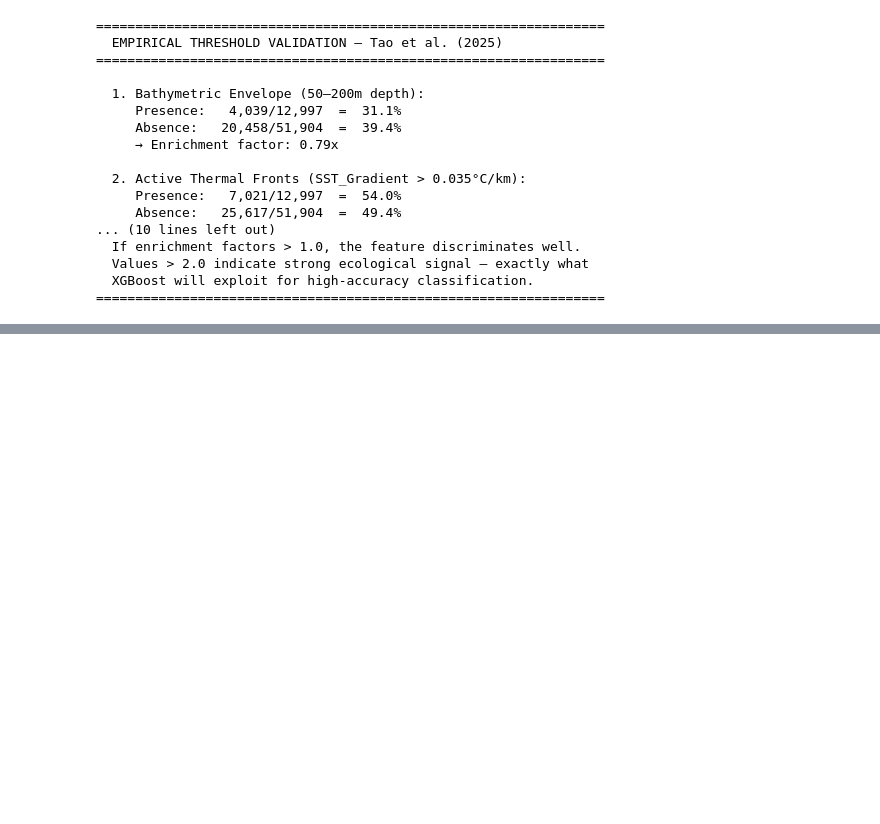
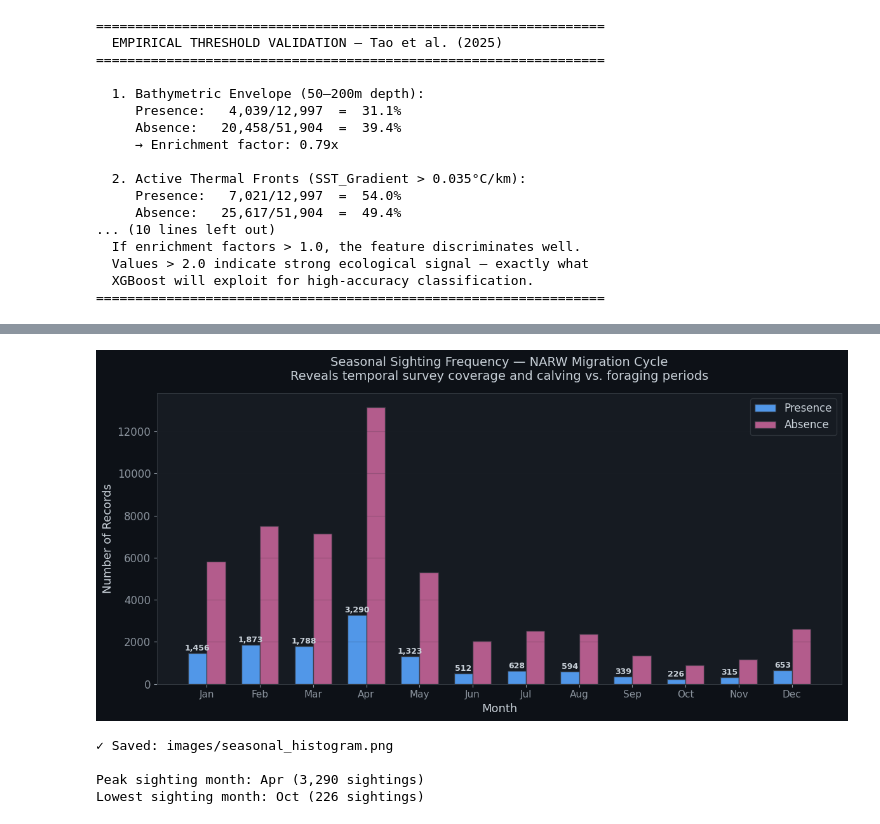
Before and after one commit to YeehawMcfly/Re-WhaleGuard, a Jupyter notebook: eda_narw_sdm.ipynb, the cells around one changed output, grey strips where cells are left out. Cells and saved outputs as stored; diff of their text form; code cells hidden in the pictures; blank space fills up the shorter version.

```diff
--- a/eda_narw_sdm.ipynb
+++ b/eda_narw_sdm.ipynb
@@ -366,0 +412,53 @@ print("=" * 65)
+# %%
+# ── Seasonal Histogram ───────────────────────────────────────────────
+month_names = ['Jan','Feb','Mar','Apr','May','Jun','Jul','Aug','Sep','Oct','Nov','Dec']
+
+pres_months = df[df['Presence'] == 1]['Month'].value_counts().sort_index()
+abs_months  = df[df['Presence'] == 0]['Month'].value_counts().sort_index()
+
+fig, ax = plt.subplots(figsize=(12, 6))
+
+x = np.arange(1, 13)
+width = 0.35
+
+bars1 = ax.bar(x - width/2, [pres_months.get(m, 0) for m in range(1, 13)],
+               width, color=PALETTE['presence'], edgecolor='#30363d',
+               linewidth=1, label='Presence', alpha=0.9)
+bars2 = ax.bar(x + width/2, [abs_months.get(m, 0) for m in range(1, 13)],
+               width, color=PALETTE['absence'], edgecolor='#30363d',
+               linewidth=1, label='Absence', alpha=0.7)
+
+ax.set_xlabel('Month', fontsize=13)
+ax.set_ylabel('Number of Records', fontsize=13)
+ax.set_title('Seasonal Sighting Frequency — NARW Migration Cycle\n'
+             'Reveals temporal survey coverage and calving vs. foraging periods',
+             fontsize=14, pad=15)
+ax.set_xticks(x)
+ax.set_xticklabels(month_names, fontsize=11)
+ax.legend(fontsize=12, framealpha=0.9,
+          facecolor='#161b22', edgecolor='#30363d', labelcolor='#c9d1d9')
+ax.grid(axis='y', alpha=0.2)
+
+# Add count labels on presence bars
+for bar in bars1:
+    h = bar.get_height()
+    if h > 0:
+        ax.text(bar.get_x() + bar.get_width()/2, h + 30,
+                f'{int(h):,}', ha='center', va='bottom', fontsize=9,
+                color='#c9d1d9', fontweight='bold')
+
+fig.tight_layout()
+fig.savefig(IMG_DIR / 'seasonal_histogram.png', dpi=200, bbox_inches='tight')
+plt.show()
+print(f"✓ Saved: {IMG_DIR / 'seasonal_histogram.png'}")
+
+# Print peak months
+peak = pres_months.idxmax()
+print(f"\nPeak sighting month: {month_names[peak-1]} ({pres_months[peak]:,} sightings)")
+print(f"Lowest sighting month: {month_names[pres_months.idxmin()-1]} ({pres_months.min():,} sightings)")
+# %% [output]
+[figure, added]
+✓ Saved: images/seasonal_histogram.png
+
+Peak sighting month: Apr (3,290 sightings)
+Lowest sighting month: Oct (226 sightings)
```
Also changed, not shown: parts of 7 cells of this notebook, 4 other files.
